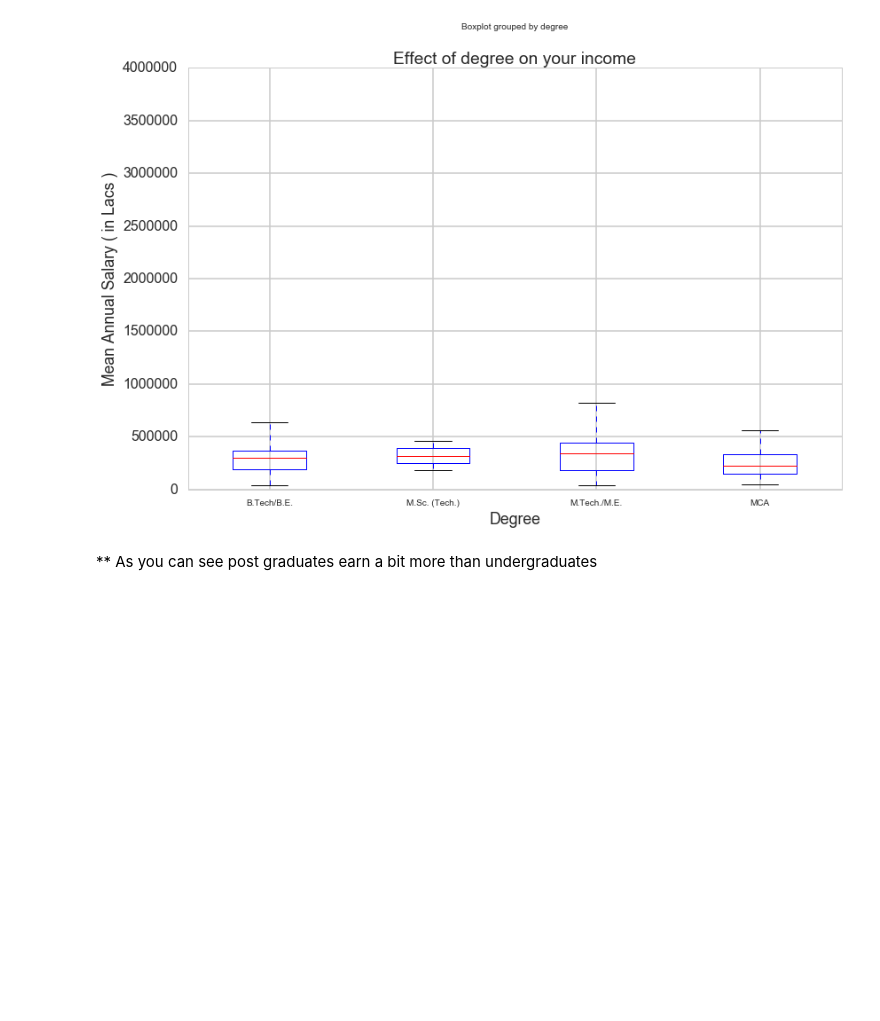
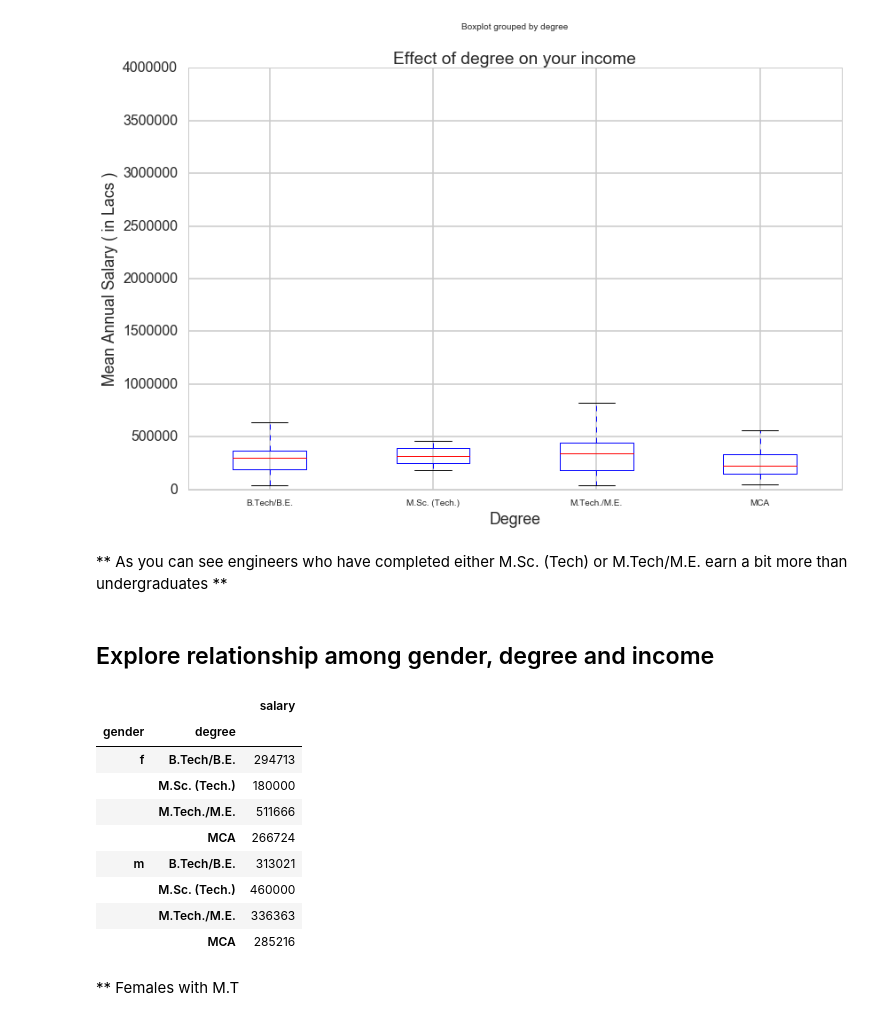
Before and after one commit to numb3r33/CoDS2016, a Jupyter notebook: CODS2016.ipynb, the cells around one changed output. Saved outputs shown, nothing was run; the diff lists cells and outputs as text; code cells hidden in the pictures; blank space fills up the shorter version.

Commit message:
Pivot table explaining relationship among gender, degree and salary.

```diff
--- a/CODS2016.ipynb
+++ b/CODS2016.ipynb
@@ -377,4 +377,23 @@ plt.title('Effect of degree on your income');
 # %% [output]
 [figure]
 # %% [markdown]
-** As you can see post graduates earn a bit more than undergraduates
+** As you can see engineers who have completed either M.Sc. (Tech) or M.Tech/M.E. earn a bit more than undergraduates **
+# %% [markdown]
+## Explore relationship among gender, degree and income
+# %%
+# lets create a pivot table with rows as gender, degree and column as salary
+salary_with_gender_degree = train[['gender', 'degree', 'salary']]
+pd.pivot_table(salary_with_gender_degree, index=['gender', 'degree'])
+# %% [output]
+|  |  | salary |
+| gender | degree |  |
+| f | B.Tech/B.E. | 294713 |
+|  | M.Sc. (Tech.) | 180000 |
+|  | M.Tech./M.E. | 511666 |
+|  | MCA | 266724 |
+| m | B.Tech/B.E. | 313021 |
+|  | M.Sc. (Tech.) | 460000 |
+|  | M.Tech./M.E. | 336363 |
+|  | MCA | 285216 |
+# %% [markdown]
+** Females with M.T
```
